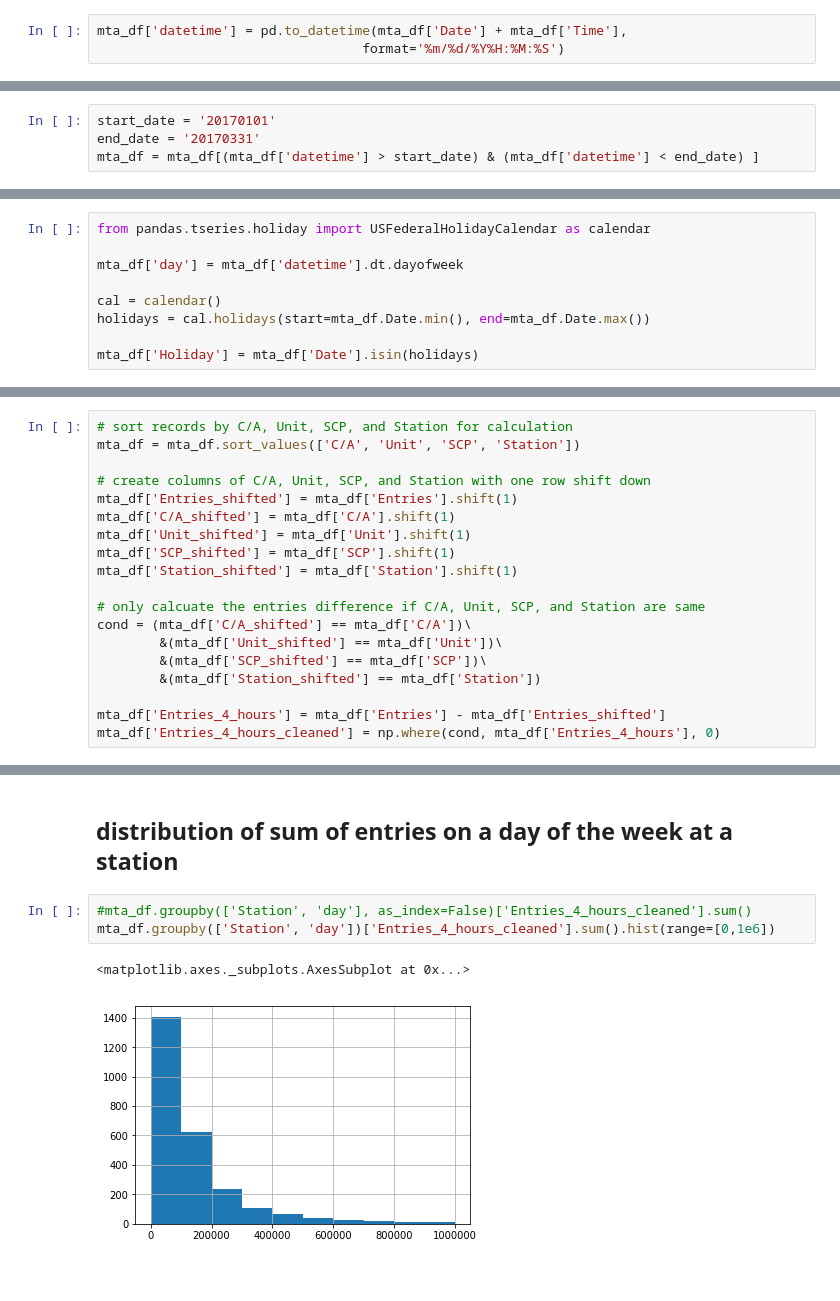
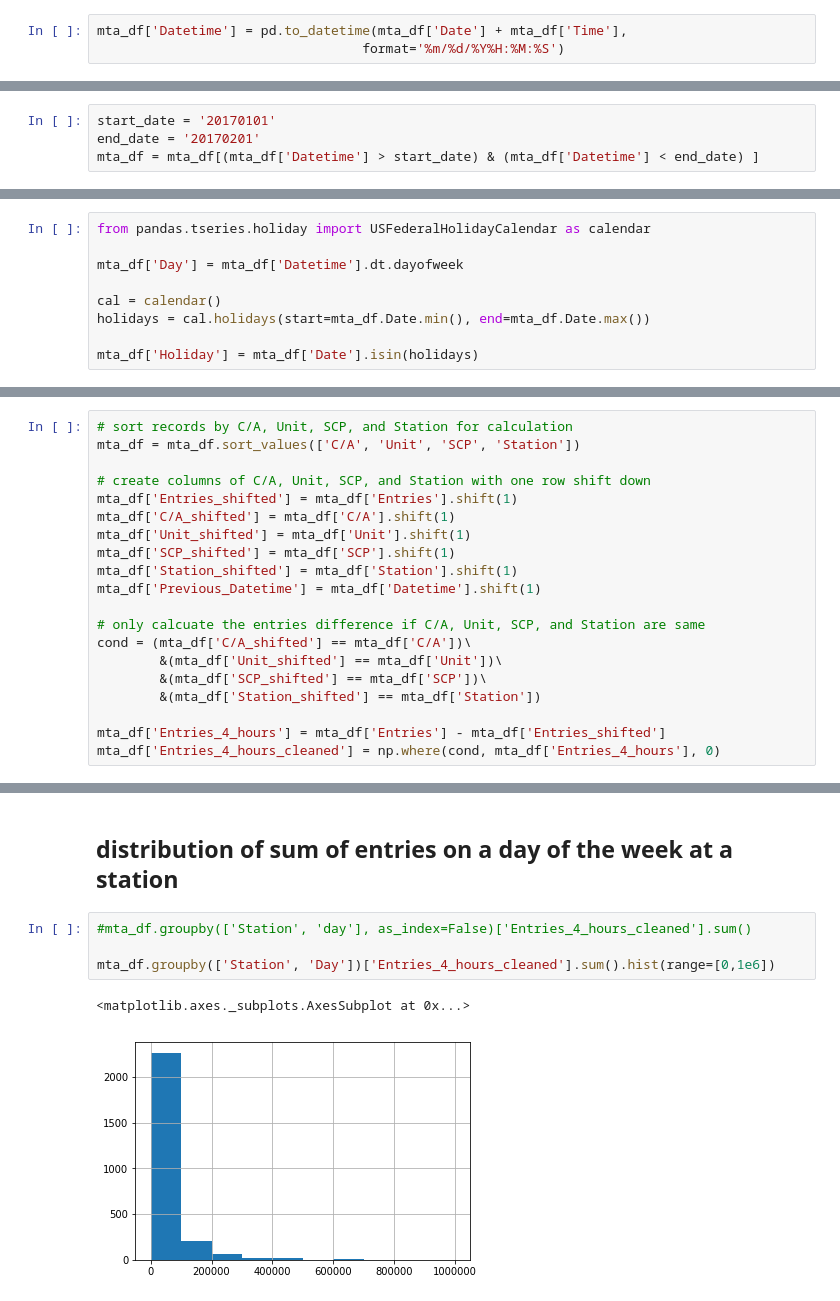
Before and after one commit to YCCZhao/wk1, a Jupyter notebook: Project1_MTA.ipynb, the cells around one changed output, grey strips where cells are left out. Cells and saved outputs as stored; diff of their text form.

```diff
--- a/Project1_MTA.ipynb
+++ b/Project1_MTA.ipynb
@@ -13,11 +13,11 @@ mta_df = pd.read_csv("./Turnstile_Usage_Data__2017.csv")
 # %% [markdown]
 ## Convert to Datetime Object
 # %%
-mta_df['datetime'] = pd.to_datetime(mta_df['Date'] + mta_df['Time'],
+mta_df['Datetime'] = pd.to_datetime(mta_df['Date'] + mta_df['Time'],
                                   format='%m/%d/%Y%H:%M:%S')
 # %% [markdown]
 ## Select timeframe (if applicable)
 # %%
 start_date = '20170101'
-end_date = '20170331'
-mta_df = mta_df[(mta_df['datetime'] > start_date) & (mta_df['datetime'] < end_date) ]
+end_date = '20170201'
+mta_df = mta_df[(mta_df['Datetime'] > start_date) & (mta_df['Datetime'] < end_date) ]
@@ -26,7 +47,7 @@ mta_df = mta_df[(mta_df['datetime'] > start_date) & (mta_df['datetime'] < end_da
 # %%
 from pandas.tseries.holiday import USFederalHolidayCalendar as calendar
 
-mta_df['day'] = mta_df['datetime'].dt.dayofweek
+mta_df['Day'] = mta_df['Datetime'].dt.dayofweek
 
 cal = calendar()
 holidays = cal.holidays(start=mta_df.Date.min(), end=mta_df.Date.max())
@@ -44,6 +65,7 @@ mta_df['C/A_shifted'] = mta_df['C/A'].shift(1)
 mta_df['Unit_shifted'] = mta_df['Unit'].shift(1)
 mta_df['SCP_shifted'] = mta_df['SCP'].shift(1)
 mta_df['Station_shifted'] = mta_df['Station'].shift(1)
+mta_df['Previous_Datetime'] = mta_df['Datetime'].shift(1)
 
 # only calcuate the entries difference if C/A, Unit, SCP, and Station are same
 cond = (mta_df['C/A_shifted'] == mta_df['C/A'])\
@@ -115,7 +137,8 @@ mta_df.groupby(['Station','Date'])['Entries_4_hours_cleaned'].sum().hist(range=[
 ## distribution of sum of entries on a day of the week at a station
 # %%
 #mta_df.groupby(['Station', 'day'], as_index=False)['Entries_4_hours_cleaned'].sum()
-mta_df.groupby(['Station', 'day'])['Entries_4_hours_cleaned'].sum().hist(range=[0,1e6])
+
+mta_df.groupby(['Station', 'Day'])['Entries_4_hours_cleaned'].sum().hist(range=[0,1e6])
 # %% [output]
 <matplotlib.axes._subplots.AxesSubplot at 0x...>
-[figure, old version]
+[figure, new version]
```
Also changed, not shown: parts of 10 cells of this notebook.
